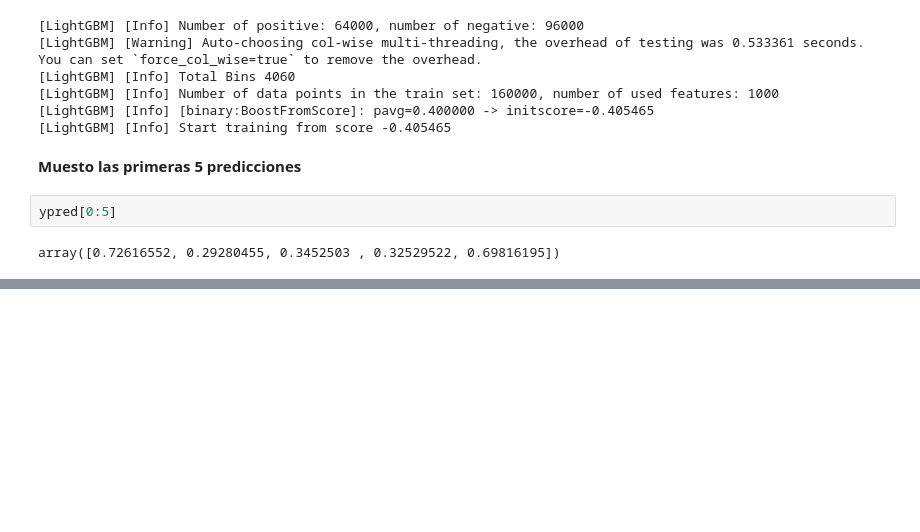
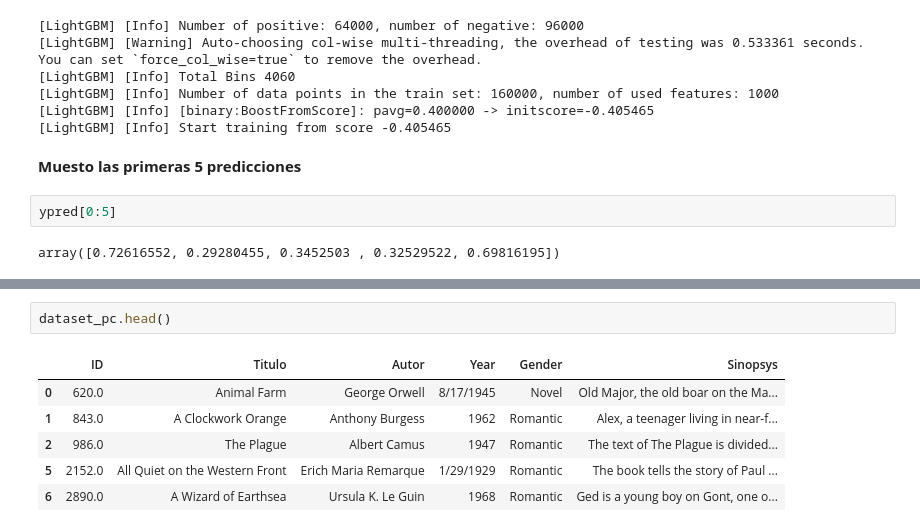
Before and after one commit to ldibello/proyecto_Final_LDB, a Jupyter notebook: DS_Proyecto_FINAL_NLP_DI_BELLO.ipynb, the cells around one changed output, grey strips where cells are left out. Saved outputs shown, nothing was run; the diff lists cells and outputs as text; blank space fills up the shorter version.

```diff
--- a/DS_Proyecto_FINAL_NLP_DI_BELLO.ipynb
+++ b/DS_Proyecto_FINAL_NLP_DI_BELLO.ipynb
@@ -519,0 +569,9 @@ array([0.72616552, 0.29280455, 0.3452503 , 0.32529522, 0.69816195])
+# %%
+dataset_pc.head()
+# %% [output]
+|  | ID | Titulo | Autor | Year | Gender | Sinopsys |
+| 0 | 620.0 | Animal Farm | George Orwell | 8/17/1945 | Novel | Old Major, the old boar on the Ma... |
+| 1 | 843.0 | A Clockwork Orange | Anthony Burgess | 1962 | Romantic | Alex, a teenager living in near-f... |
+| 2 | 986.0 | The Plague | Albert Camus | 1947 | Romantic | The text of The Plague is divided... |
+| 5 | 2152.0 | All Quiet on the Western Front | Erich Maria Remarque | 1/29/1929 | Romantic | The book tells the story of Paul ... |
+| 6 | 2890.0 | A Wizard of Earthsea | Ursula K. Le Guin | 1968 | Romantic | Ged is a young boy on Gont, one o... |
```
Also changed, not shown: parts of 39 cells of this notebook.
